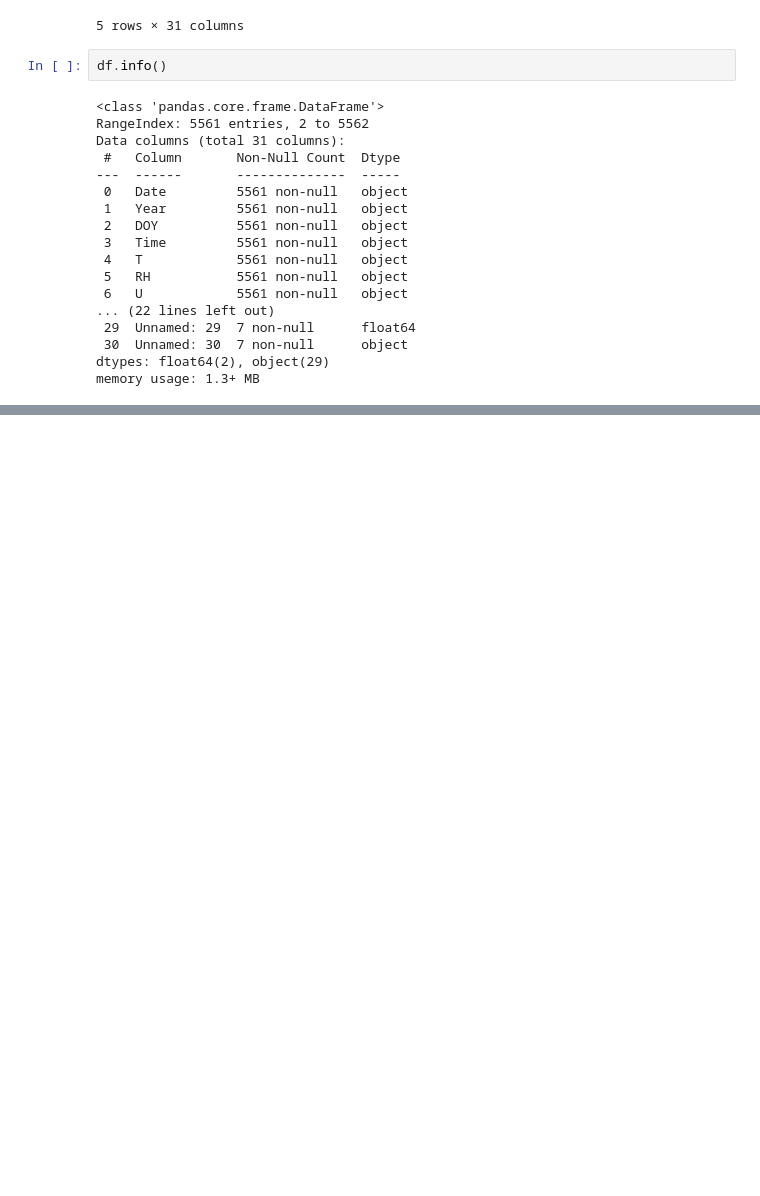
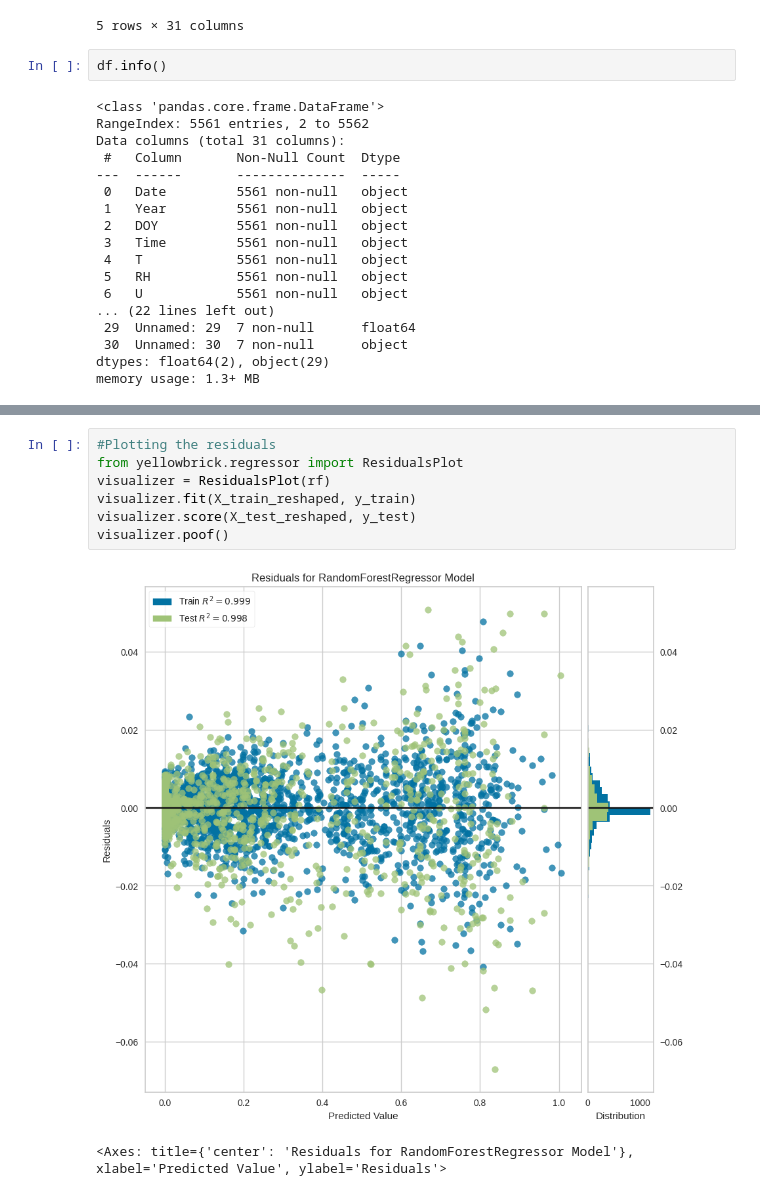
Before and after one commit to Aprilianiput21/TA_Model-ETp, a Jupyter notebook: RF_Tungkub_Rs.ipynb, the cells around one changed output, grey strips where cells are left out. Drawn from its saved outputs; the diff is of its cells as text; blank space fills up the shorter version.

```diff
--- a/RF_Tungkub_Rs.ipynb
+++ b/RF_Tungkub_Rs.ipynb
@@ -108,0 +154,10 @@ plt.show()
+# %%
+#Plotting the residuals
+from yellowbrick.regressor import ResidualsPlot
+visualizer = ResidualsPlot(rf)
+visualizer.fit(X_train_reshaped, y_train)
+visualizer.score(X_test_reshaped, y_test)
+visualizer.poof()
+# %% [output]
+[figure, added]
+<Axes: title={'center': 'Residuals for RandomForestRegressor Model'}, xlabel='Predicted Value', ylabel='Residuals'>
```
Also changed, not shown: parts of 19 cells of this notebook.
